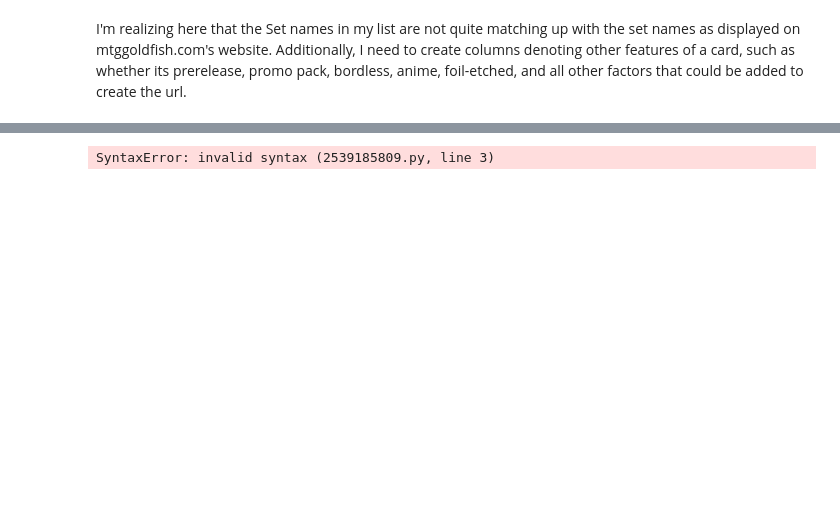
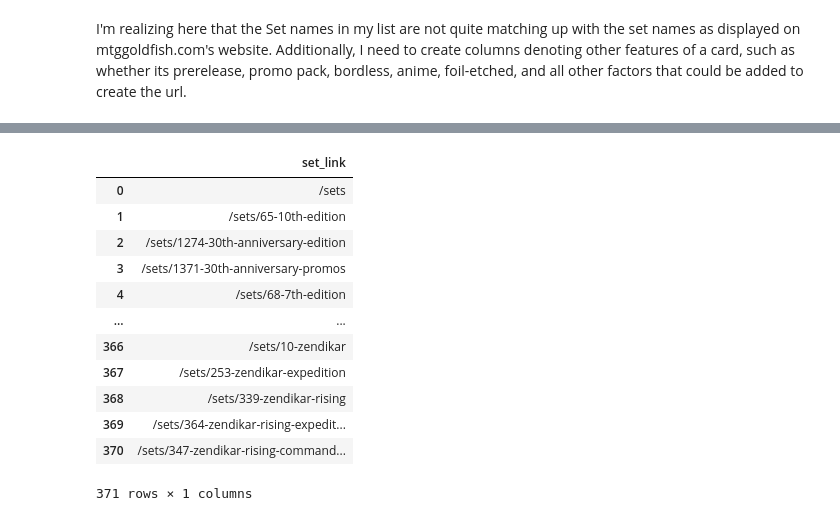
Before and after one commit to m-romanski/TCG_Web_Scraper, a Jupyter notebook: df_cleaning.ipynb, the cells around one changed output, grey strips where cells are left out. Cells and saved outputs as stored; diff of their text form; code cells hidden in the pictures; blank space fills up the shorter version.

```diff
--- a/df_cleaning.ipynb
+++ b/df_cleaning.ipynb
@@ -137,8 +158,18 @@ mtg_cards_df
 73 rows × 6 columns
 # %%
-def set_name_url(df):
-    for column in df[column]:
-        for
-            url_set_name = '/' + df['Set_name'] + ''
+set_links_df = pd.read_csv('./card_spider/links.csv')
+set_links_df
 # %% [output]
+|  | set_link |
+| 0 | /sets |
+| 1 | /sets/65-10th-edition |
+| 2 | /sets/1274-30th-anniversary-edition |
+| 3 | /sets/1371-30th-anniversary-promos |
+| 4 | /sets/68-7th-edition |
+| ... | ... |
+| 366 | /sets/10-zendikar |
+| 367 | /sets/253-zendikar-expedition |
+| 368 | /sets/339-zendikar-rising |
+| 369 | /sets/364-zendikar-rising-expedit... |
+| 370 | /sets/347-zendikar-rising-command... |
-SyntaxError: invalid syntax (2539185809.py, line 3)
+371 rows × 1 columns
```
Also changed, not shown: parts of 7 cells of this notebook, 7 other files.
